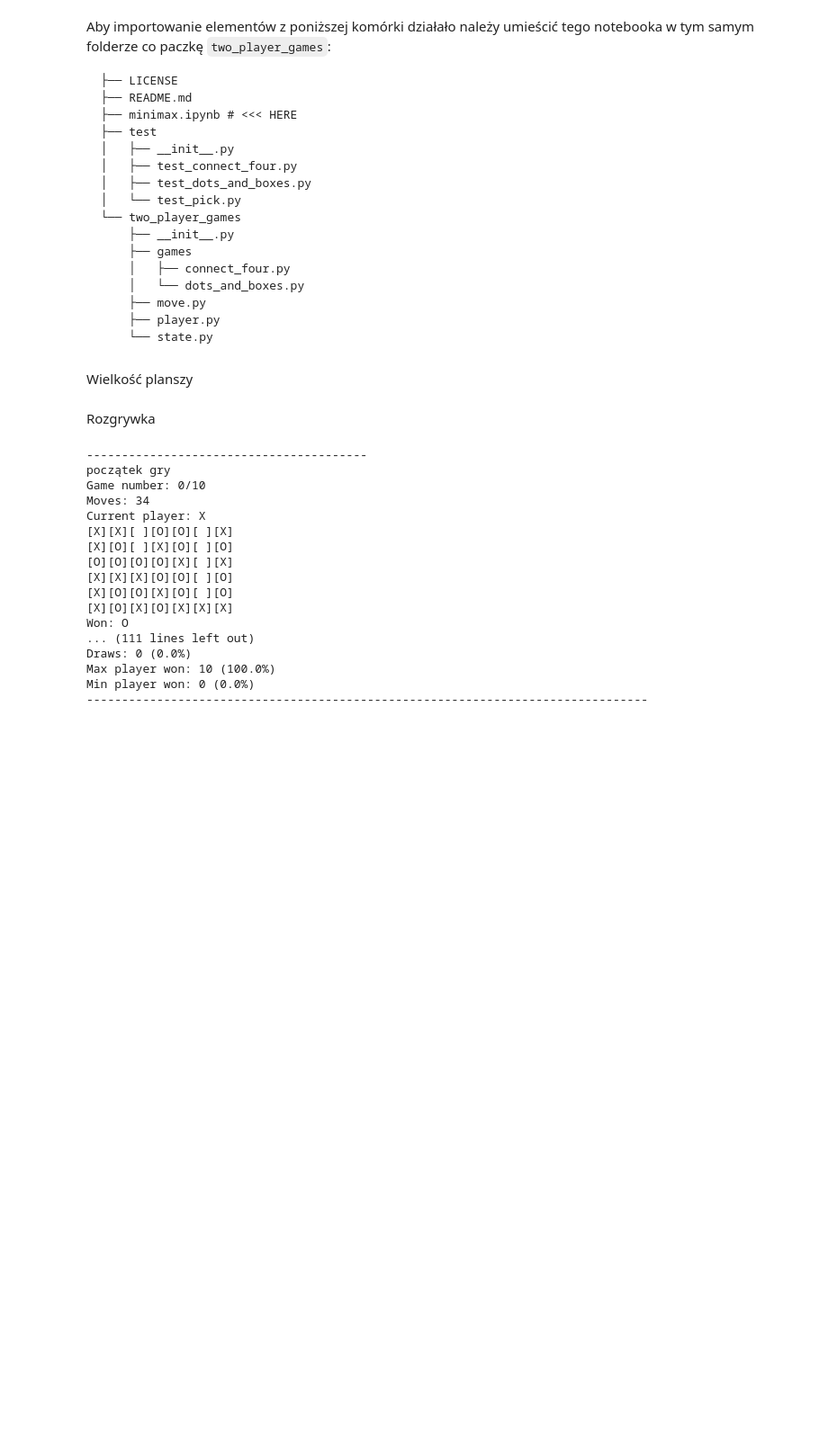
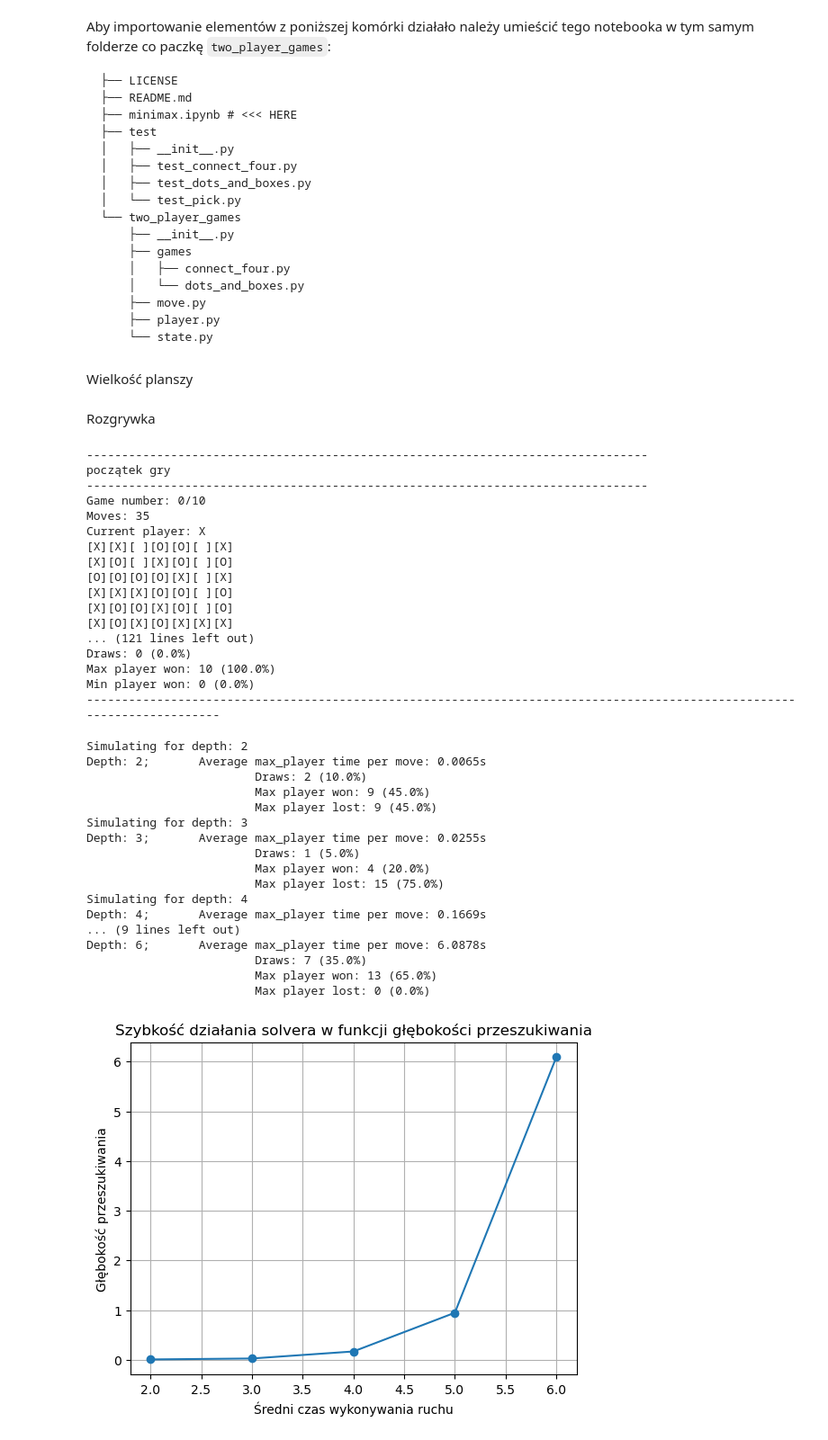
Before and after one commit to psienkie/WSI, a Jupyter notebook: Exercise3/Exercise3.ipynb, the cells around one changed output. Shown at 90% size. Cells and saved outputs as stored; diff of their text form; code cells hidden in the pictures; blank space fills up the shorter version.

Commit message:
Started making plots for Exercise3

```diff
--- a/Exercise3/Exercise3.ipynb
+++ b/Exercise3/Exercise3.ipynb
@@ -324,10 +329,13 @@ def simulate(row_count: int, column_count: int, max_player_type, min_player_type
 # %%
-simulate(ROW_COUNT, COLUMN_COUNT, "alpha-beta", "alpha-beta", 2, 2, 10, 2)
+simulate(ROW_COUNT, COLUMN_COUNT, max_player_type="alpha-beta", min_player_type="alpha-beta",
+         max_player_depth=2, min_player_depth=2, max_player_heuristic_type=2, min_player_heuristic_type=2,
+         games_number=10, verbose=2)
 # %% [output]
-----------------------------------------
+--------------------------------------------------------------------------------
 początek gry
+--------------------------------------------------------------------------------
 Game number: 0/10
-Moves: 34
+Moves: 35
 Current player: X
 [X][X][ ][O][O][ ][X]
 [X][O][ ][X][O][ ][O]
@@ -335,9 +343,8 @@ Current player: X
 [X][X][X][O][O][ ][O]
 [X][O][O][X][O][ ][O]
 [X][O][X][O][X][X][X]
-Won: O
-... (111 lines left out)
+... (121 lines left out)
 Draws: 0 (0.0%)
 Max player won: 10 (100.0%)
 Min player won: 0 (0.0%)
---------------------------------------------------------------------------------
+------------------------------------------------------------------------------------------------------------------------
@@ -343,0 +432,21 @@ Min player won: 0 (0.0%)
+# %%
+simulation_and_statistics(ROW_COUNT, COLUMN_COUNT, max_player_type="min-max", min_player_type="min-max", max_player_heuristic_type=2, min_player_heuristic_type=2, max_player_min_depth=2, max_player_max_depth=6, min_player_depth=3, games_per_depth=20)
+# %% [output]
+Simulating for depth: 2
+Depth: 2;       Average max_player time per move: 0.0065s
+                        Draws: 2 (10.0%)
+                        Max player won: 9 (45.0%)
+                        Max player lost: 9 (45.0%)
+Simulating for depth: 3
+Depth: 3;       Average max_player time per move: 0.0255s
+                        Draws: 1 (5.0%)
+                        Max player won: 4 (20.0%)
+                        Max player lost: 15 (75.0%)
+Simulating for depth: 4
+Depth: 4;       Average max_player time per move: 0.1669s
+... (9 lines left out)
+Depth: 6;       Average max_player time per move: 6.0878s
+                        Draws: 7 (35.0%)
+                        Max player won: 13 (65.0%)
+                        Max player lost: 0 (0.0%)
+[figure, added]
```
Also changed, not shown: parts of 12 cells of this notebook.
